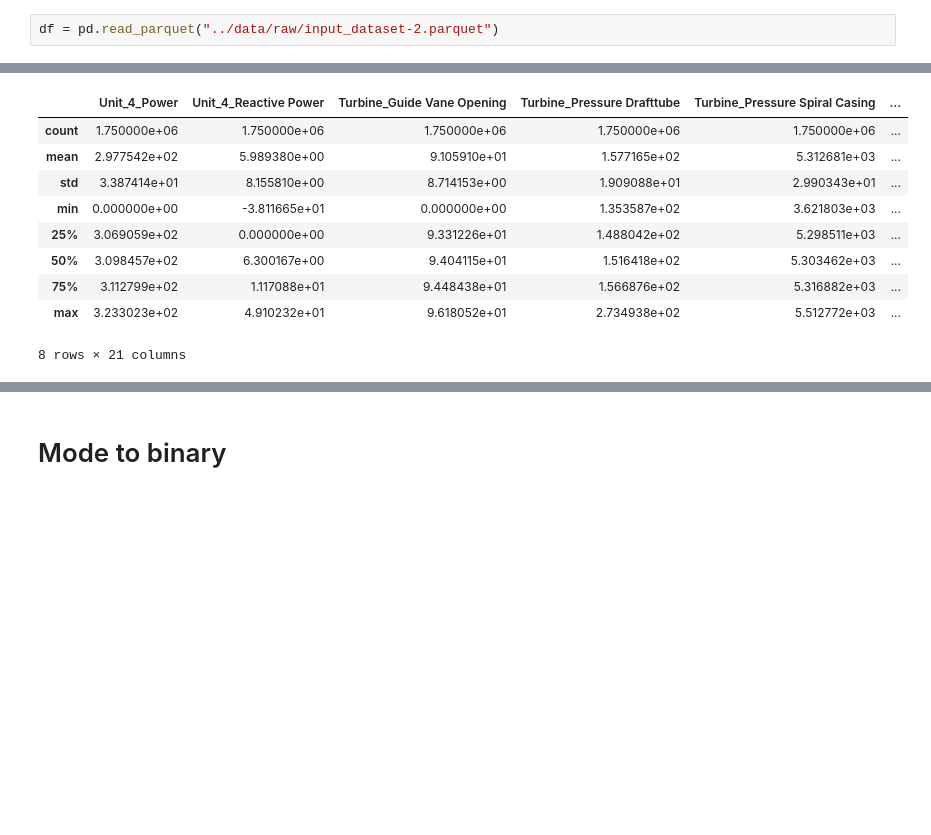
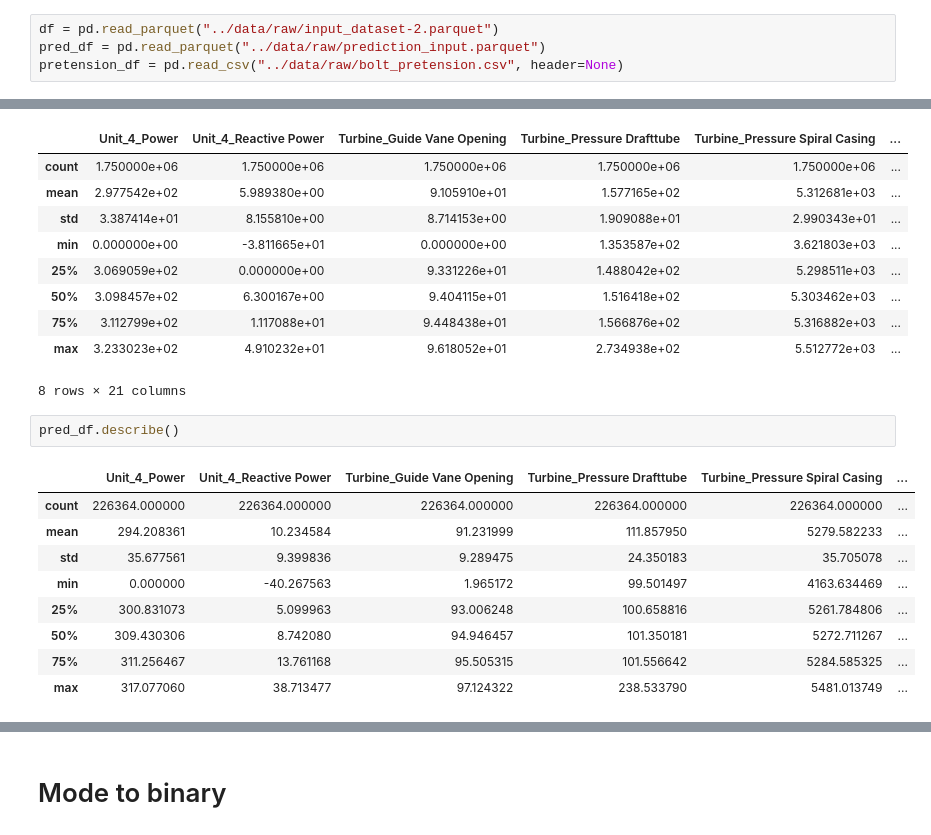
Before and after one commit to mikaelste/krafthack_22, a Jupyter notebook: notebooks/01_feature_engeneering.ipynb, the cells around one changed output, grey strips where cells are left out. Cells and saved outputs as stored; diff of their text form; blank space fills up the shorter version.

Commit message:
add combine data feature in 01

```diff
--- a/notebooks/01_feature_engeneering.ipynb
+++ b/notebooks/01_feature_engeneering.ipynb
@@ -6,6 +6,8 @@ import pandas as pd
 import datetime as dt
 # %%
 df = pd.read_parquet("../data/raw/input_dataset-2.parquet")
+pred_df = pd.read_parquet("../data/raw/prediction_input.parquet")
+pretension_df = pd.read_csv("../data/raw/bolt_pretension.csv", header=None)
 # %%
 df.describe()
 # %% [output]
@@ -19,3 +21,15 @@ df.describe()
 | 75% | 3.112799e+02 | 1.117088e+01 | 9.448438e+01 | 1.566876e+02 | 5.316882e+03 | ... |
 | max | 3.233023e+02 | 4.910232e+01 | 9.618052e+01 | 2.734938e+02 | 5.512772e+03 | ... |
 8 rows × 21 columns
+# %%
+pred_df.describe()
+# %% [output]
+|  | Unit_4_Power | Unit_4_Reactive Power | Turbine_Guide Vane Opening | Turbine_Pressure Drafttube | Turbine_Pressure Spiral Casing | ... |
+| count | 226364.000000 | 226364.000000 | 226364.000000 | 226364.000000 | 226364.000000 | ... |
+| mean | 294.208361 | 10.234584 | 91.231999 | 111.857950 | 5279.582233 | ... |
+| std | 35.677561 | 9.399836 | 9.289475 | 24.350183 | 35.705078 | ... |
+| min | 0.000000 | -40.267563 | 1.965172 | 99.501497 | 4163.634469 | ... |
+| 25% | 300.831073 | 5.099963 | 93.006248 | 100.658816 | 5261.784806 | ... |
+| 50% | 309.430306 | 8.742080 | 94.946457 | 101.350181 | 5272.711267 | ... |
+| 75% | 311.256467 | 13.761168 | 95.505315 | 101.556642 | 5284.585325 | ... |
+| max | 317.077060 | 38.713477 | 97.124322 | 238.533790 | 5481.013749 | ... |
```
Also changed, not shown: parts of 10 cells of this notebook, 1 other file.
